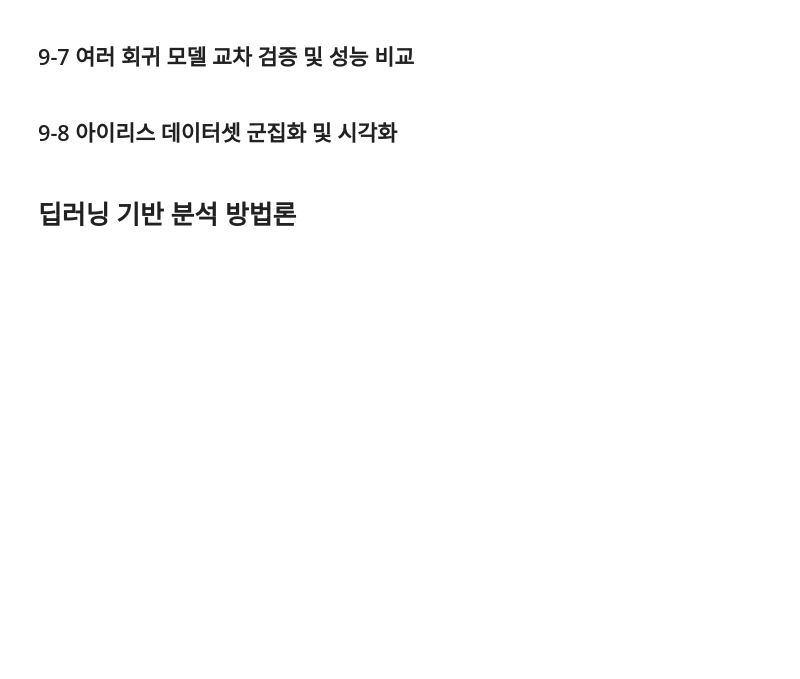
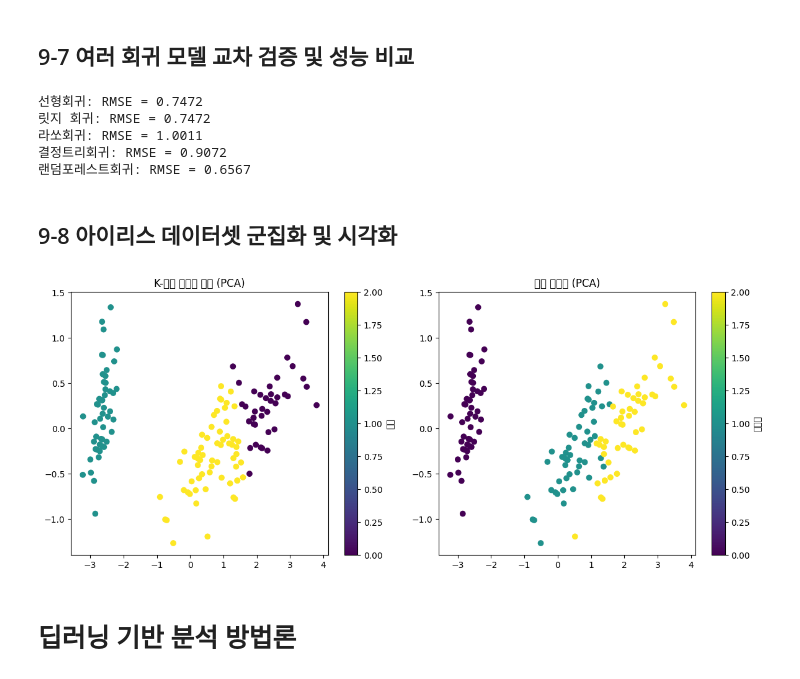
Before and after one commit to owlane04-netizen/Data-Analysis-with-OS-k, a Jupyter notebook: 오픈소스_데이터_분석_9강.ipynb, the cells around one changed output. Drawn from its saved outputs; the diff is of its cells as text; code cells hidden in the pictures; blank space fills up the shorter version.

```diff
--- a/오픈소스_데이터_분석_9강.ipynb
+++ b/오픈소스_데이터_분석_9강.ipynb
@@ -309,6 +343,11 @@ y = california.target
 
 ## 다양한 회귀 모델 정의
 models = {
+    '선형회귀':LinearRegression(),
+    '릿지 회귀':Ridge(),
+    '라쏘회귀':Lasso(),
+    '결정트리회귀':DecisionTreeRegressor(),
+    '랜덤포레스트회귀':RandomForestRegressor()
 }
 
 ## 각 모델별 교차 검증 수행 및 RMSE 출력
@@ -317,39 +356,52 @@ for name, model in models.items():
     scores = cross_val_score(model, X, y, cv=5, scoring='neg_mean_squared_error')
     rmse = (-scores.mean()) ** 0.5 ## MSE를 RMSE로 변환
     print(f"{name}: RMSE = {rmse:.4f}")
+
+    #오차가 가장 적은 모델일 수록 0에 가까움 > 랜덤포레스트
+# %% [output]
+선형회귀: RMSE = 0.7472
+릿지 회귀: RMSE = 0.7472
+라쏘회귀: RMSE = 1.0011
+결정트리회귀: RMSE = 0.9072
+랜덤포레스트회귀: RMSE = 0.6567
 # %% [markdown]
 ## 9-8 아이리스 데이터셋 군집화 및 시각화
 # %%
 from sklearn.cluster import KMeans, DBSCAN
 from sklearn.decomposition import PCA
 import matplotlib.pyplot as plt
 from sklearn.datasets import load_iris
 
 ## 아이리스 데이터셋 로드
 iris = load_iris()
 X = iris.data
 y = iris.target
 
 ## K-평균 군집화 수행
-
+kmeans = KMeans(n_clusters=3)
+cluster_labels= kmeans.fit_predict(X)
 ## PCA를 이용한 차원 축소 (2차원)
+pca = PCA(n_components=2)
+X_pca = pca.fit_transform(X)
 
 ## 군집화 결과 및 실제 클래스 시각화
 plt.figure(figsize=(12, 5))
 
 ## K-평균 군집화 결과 시각화
 plt.subplot(1, 2, 1)
 scatter = plt.scatter(X_pca[:, 0], X_pca[:, 1], c=cluster_labels, cmap='viridis')
 plt.title('K-평균 군집화 결과 (PCA)')
 plt.colorbar(scatter, label='군집')
 
 ## 실제 클래스 시각화
 plt.subplot(1, 2, 2)
 scatter = plt.scatter(X_pca[:, 0], X_pca[:, 1], c=y, cmap='viridis')
 plt.title('실제 클래스 (PCA)')
 plt.colorbar(scatter, label='클래스')
 plt.tight_layout()
 plt.show()
+# %% [output]
+[figure, added]
 # %% [markdown]
 # 딥러닝 기반 분석 방법론
 # %% [markdown]
```
Also changed, not shown: parts of 4 cells of this notebook.
